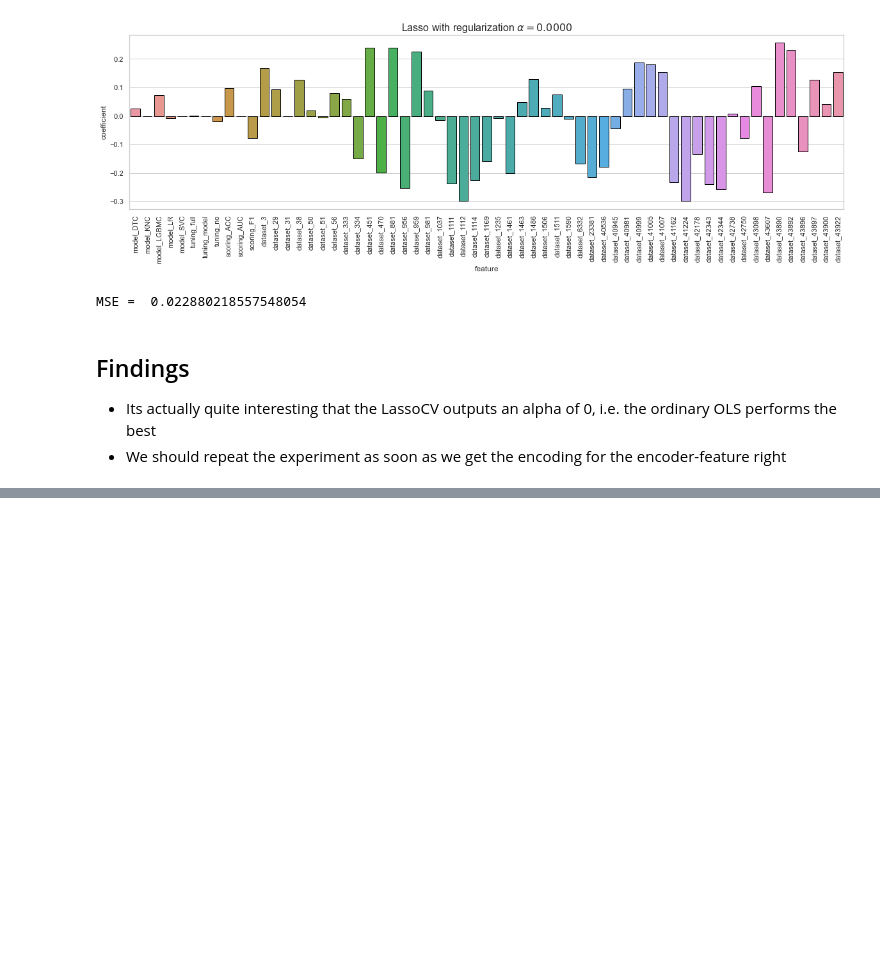
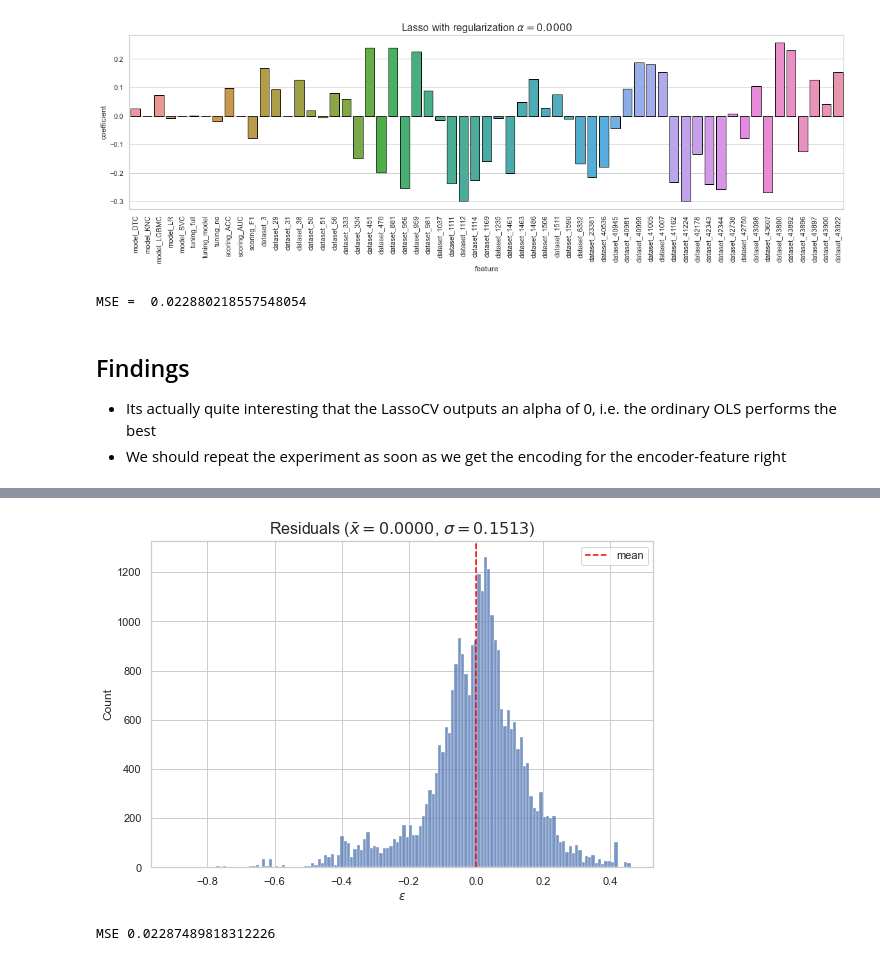
Before and after one commit to nina-prog/meta-learning-for-encoder-selection, a Jupyter notebook: notebooks/week09/week09-linear-models.ipynb, the cells around one changed output, grey strips where cells are left out. Drawn from its saved outputs; the diff is of its cells as text; code cells hidden in the pictures; blank space fills up the shorter version.

```diff
--- a/notebooks/week09/week09-lasso.ipynb
+++ b/notebooks/week09/week09-linear-models.ipynb
@@ -92,0 +97,6 @@ MSE =  0.022880218557548054
+# %%
+mod = sm.OLS(exog=X_train, endog=y_train)
+
+res = mod.fit()
+
+print(res.summary())
@@ -92,0 +121,15 @@ MSE =  0.022880218557548054
+# %%
+plt.figure(figsize=(9, 6))
+plt.title(f"Residuals ($\\bar{{x}} = {np.mean(res.resid):.4f}$, $\\sigma = {np.std(res.resid):.4f}$)", size=16)
+sns.histplot(res.resid)
+plt.axvline(x=np.mean(res.resid), linestyle="--", color="red", label="mean")
+plt.xlabel("$\\epsilon$")
+plt.legend()
+plt.show()
+# %% [output]
+[figure, added]
+# %%
+y_pred_ols = res.predict(X_test)
+print("MSE", mean_squared_error(y_true=y_test, y_pred=y_pred_ols))
+# %% [output]
+MSE 0.02287489818312226
```
Also changed, not shown: parts of 3 cells of this notebook.
